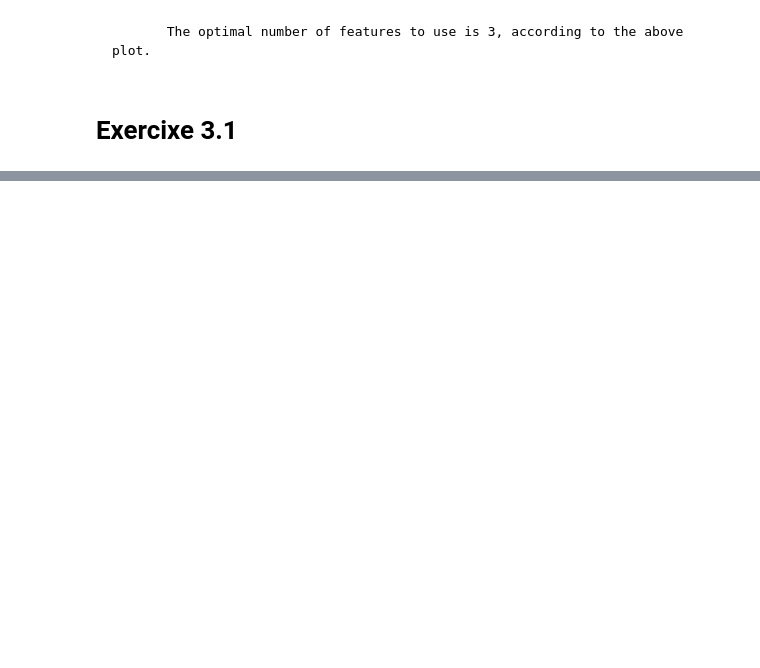
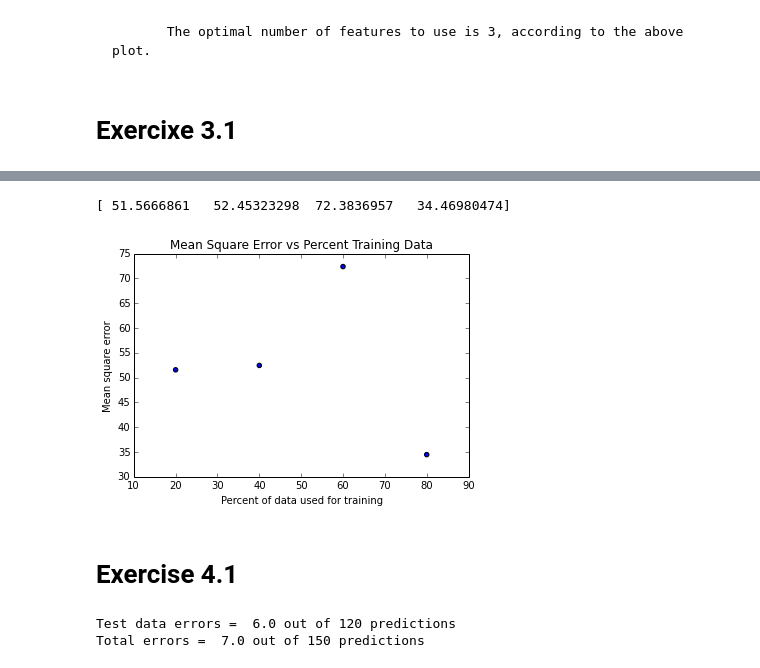
Before and after one commit to serrintine/datascience-fall14, a Jupyter notebook: lab1/lab1.ipynb, the cells around one changed output, grey strips where cells are left out. Drawn from its saved outputs; the diff is of its cells as text; code cells hidden in the pictures; blank space fills up the shorter version.

```diff
--- a/lab1/lab1.ipynb
+++ b/lab1/lab1.ipynb
@@ -167,0 +257,30 @@ plt.title('Residual Sum of Squares vs Number of Features')
+# %%
+# Use selected features and different training proportions and plot MSE
+test = [int(506*0.8), int(506*0.6), int(506*0.4), int(506*0.2)]
+percent_train = [20, 40, 60, 80]
+mse = []
+boston_X_temp = boston.data[:,[3,4,5,7,10]]
+
+for percent in test:
+    boston_X_train = boston_X_temp[:-percent]
+    boston_X_test = boston_X_temp[-percent:]
+
+    boston_y_train = boston.target[:-percent]
+    boston_y_test = boston.target[-percent:]
+
+    regr = LinearRegression()
+    regr.fit(boston_X_train, boston_y_train)
+
+    mse = np.append(mse, np.mean((regr.predict(boston_X_test) - boston_y_test) ** 2))
+
+plt.scatter(percent_train, mse)
+plt.xlabel('Percent of data used for training')
+plt.ylabel('Mean square error')
+plt.title('Mean Square Error vs Percent Training Data')
+
+print mse
+# %% [output]
+[ 51.5666861   52.45323298  72.3836957   34.46980474]
+[figure, added]
+# %% [markdown]
+# Exercise 4.1
@@ -167,0 +305,27 @@ plt.title('Residual Sum of Squares vs Number of Features')
+# %%
+# Create linear SVM
+clf_linear = svm.SVC(kernel='linear')
+
+# Fit linear SVM
+clf_linear.fit(iris_X_train, iris_y_train)
+
+# Predict class for testing data
+pred = clf_linear.predict(iris_X_test)
+
+# Calculate prediction error for testing data
+errors = 0.0
+for i in range(len(pred)):
+    if pred[i] != iris_y_test[i]:
+        errors += 1.0
+print "Test data errors = ", errors, "out of", len(pred), "predictions"
+
+# Calculate prediction error for all points
+total_pred = clf_linear.predict(iris.data)
+errors = 0.0
+for i in range(len(total_pred)):
+    if total_pred[i] != iris.target[i]:
+        errors += 1.0
+print "Total errors = ", errors, "out of", len(total_pred), "predictions"
+# %% [output]
+Test data errors =  6.0 out of 120 predictions
+Total errors =  7.0 out of 150 predictions
```
Also changed, not shown: parts of 26 cells of this notebook, 2 other files.
